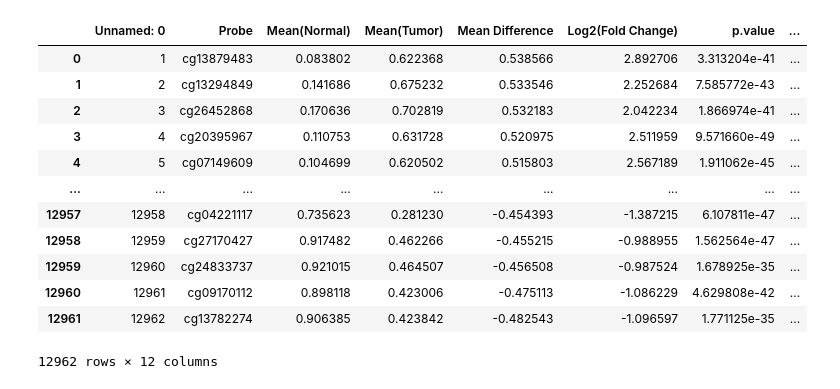
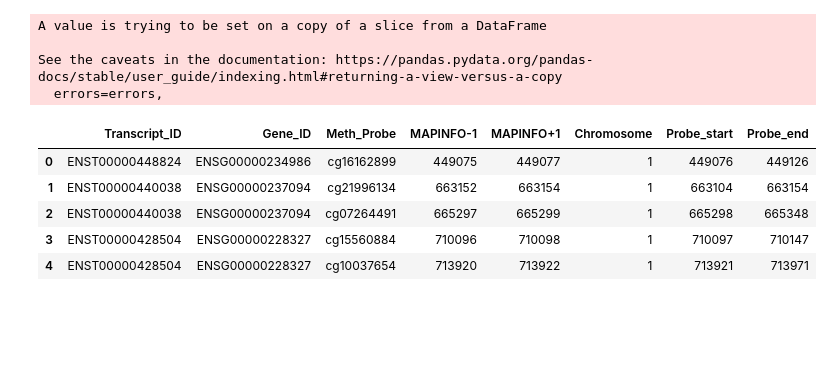
Before and after one commit to ranijames/lnc_func_deep, a Jupyter notebook: python/4.DNA_methylation.ipynb, the cells around one changed output. Drawn from its saved outputs; the diff is of its cells as text; code cells hidden in the pictures; blank space fills up the shorter version.

Commit message:
new scripts for analysis

```diff
--- a/python/4.DNA_methylation.ipynb
+++ b/python/4.DNA_methylation.ipynb
@@ -3,20 +0,0 @@ import pandas as pd
-# %%
-dna_met       ="/home/alva/Documents/lncRNAs_project_2020/Analysis_2021/DNA_methy_tcga/"
-brca_met      =pd.read_csv(dna_met + "Differential-CpGs-2021-02-06_BRCA_hypo.csv",sep=',',header=0)
-brca_met_hyper=pd.read_csv(dna_met + "Differential-CpGs-2021-02-06_BRCA_hyper.csv",sep=',',header=0)
-
-brca_met_hyper
-# %% [output]
-|  | Unnamed: 0 | Probe | Mean(Normal) | Mean(Tumor) | Mean Difference | Log2(Fold Change) | p.value | ... |
-| 0 | 1 | cg13879483 | 0.083802 | 0.622368 | 0.538566 | 2.892706 | 3.313204e-41 | ... |
-| 1 | 2 | cg13294849 | 0.141686 | 0.675232 | 0.533546 | 2.252684 | 7.585772e-43 | ... |
-| 2 | 3 | cg26452868 | 0.170636 | 0.702819 | 0.532183 | 2.042234 | 1.866974e-41 | ... |
-| 3 | 4 | cg20395967 | 0.110753 | 0.631728 | 0.520975 | 2.511959 | 9.571660e-49 | ... |
-| 4 | 5 | cg07149609 | 0.104699 | 0.620502 | 0.515803 | 2.567189 | 1.911062e-45 | ... |
-| ... | ... | ... | ... | ... | ... | ... | ... | ... |
-| 12957 | 12958 | cg04221117 | 0.735623 | 0.281230 | -0.454393 | -1.387215 | 6.107811e-47 | ... |
-| 12958 | 12959 | cg27170427 | 0.917482 | 0.462266 | -0.455215 | -0.988955 | 1.562564e-47 | ... |
-| 12959 | 12960 | cg24833737 | 0.921015 | 0.464507 | -0.456508 | -0.987524 | 1.678925e-35 | ... |
-| 12960 | 12961 | cg09170112 | 0.898118 | 0.423006 | -0.475113 | -1.086229 | 4.629808e-42 | ... |
-| 12961 | 12962 | cg13782274 | 0.906385 | 0.423842 | -0.482543 | -1.096597 | 1.771125e-35 | ... |
-12962 rows × 12 columns
@@ -22,0 +9,10 @@ brca_met_hyper
+# %%
+refs        ='/home/alva/Documents/lncRNAs_project_2020/Analysis_2021/Tcga_R/GDCdata/TCGA-BRCA/harmonized/Transcriptome_Profiling/Gene_Expression_Quantification/r_data/reference/Homo_sapiens.GRCh38.97.chr.txt'
+ref         = pd.read_csv(refs, sep="\t", header=0,skipinitialspace=True)
+lncRNAs_ref = ref.query('biotype == "lncRNA"')
+lncRNAs_ref.rename(columns={'gene_sym':'Gene'},inplace =True)
+# %% [output]
+A value is trying to be set on a copy of a slice from a DataFrame
+
+See the caveats in the documentation: https://pandas.pydata.org/pandas-docs/stable/user_guide/indexing.html#returning-a-view-versus-a-copy
+  errors=errors,
@@ -22,0 +24,14 @@ brca_met_hyper
+# %%
+promoter    = "/home/alva/Documents/lncRNAs_project_2020/Analysis_2021/lncRNAs_TCGA/promotercgprobes_lncRNAs"
+promoter_lncRNAs = pd.read_csv(promoter, sep="\t", header=0,skipinitialspace=True)
+promoter_lncRNAs.rename(columns={'probes':'Meth_Probe'},inplace=True)
+#promoter_lncRNAs['sample'] = de_lncRNAs_pancancer['sample'].apply(lambda x:x.split('-')[1])
+# %%
+promoter_lncRNAs.head()
+# %% [output]
+|  | Transcript_ID | Gene_ID | Meth_Probe | MAPINFO-1 | MAPINFO+1 | Chromosome | Probe_start | Probe_end |
+| 0 | ENST00000448824 | ENSG00000234986 | cg16162899 | 449075 | 449077 | 1 | 449076 | 449126 |
+| 1 | ENST00000440038 | ENSG00000237094 | cg21996134 | 663152 | 663154 | 1 | 663104 | 663154 |
+| 2 | ENST00000440038 | ENSG00000237094 | cg07264491 | 665297 | 665299 | 1 | 665298 | 665348 |
+| 3 | ENST00000428504 | ENSG00000228327 | cg15560884 | 710096 | 710098 | 1 | 710097 | 710147 |
+| 4 | ENST00000428504 | ENSG00000228327 | cg10037654 | 713920 | 713922 | 1 | 713921 | 713971 |
```
Also changed, not shown: parts of 20 cells of this notebook, 15 other files.
